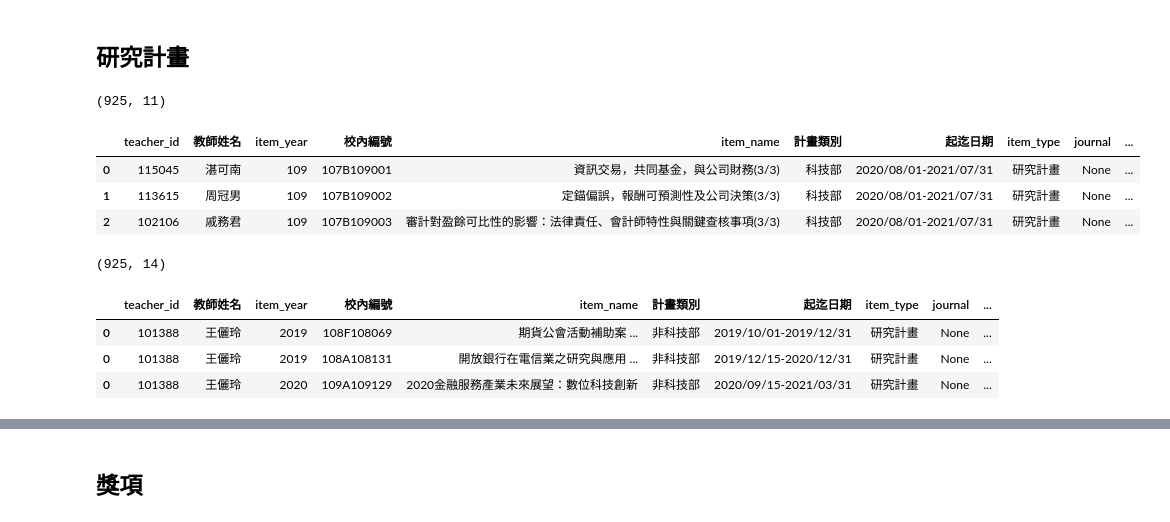
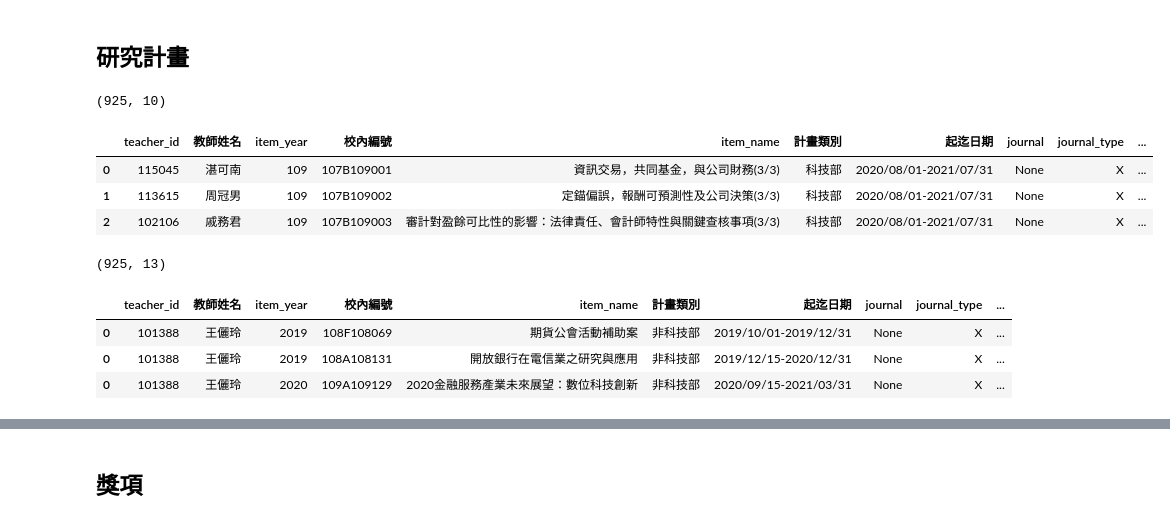
Before and after one commit to ZeoXer/dbms-final-project, a Jupyter notebook: backend/data/pre_processing.ipynb, the cells around one changed output, grey strips where cells are left out. Drawn from its saved outputs; the diff is of its cells as text; code cells hidden in the pictures.

```diff
--- a/backend/data/pre_processing.ipynb
+++ b/backend/data/pre_processing.ipynb
@@ -418,20 +441,21 @@ listdf.head(3)
 # %%
 # 新資料：研究計畫
 temp = pd.read_excel('raw_data/電算中心原始資料.xlsx', sheet_name='研究計畫(20190101~)')
 temp.rename(columns={'教師代號':'teacher_id','計畫名稱':'item_name','起始年度':'item_year'}, inplace=True)
-temp['item_type'] = '研究計畫'
+temp['teacher_id'] = temp['teacher_id'].astype(int)
+temp['item_name'] = temp['item_name'].apply(lambda x: x.rstrip())
 temp['journal'] = None
 temp['journal_type'] = 'X'
 temp['co_worker_out'] = None
 temp.drop(columns=['系所代碼','系所名稱','計畫職稱','核定年度','主持人代碼','主持人','委託單位'], inplace=True) # '起迄日期'
 print(temp.shape)
 temp.head(3)
 # %% [output]
-(925, 11)
+(925, 10)
-|  | teacher_id | 教師姓名 | item_year | 校內編號 | item_name | 計畫類別 | 起迄日期 | item_type | journal | ... |
-| 0 | 115045 | 湛可南 | 109 | 107B109001 | 資訊交易，共同基金，與公司財務(3/3) | 科技部 | 2020/08/01-2021/07/31 | 研究計畫 | None | ... |
-| 1 | 113615 | 周冠男 | 109 | 107B109002 | 定錨偏誤，報酬可預測性及公司決策(3/3) | 科技部 | 2020/08/01-2021/07/31 | 研究計畫 | None | ... |
-| 2 | 102106 | 戚務君 | 109 | 107B109003 | 審計對盈餘可比性的影響：法律責任、會計師特性與關鍵查核事項(3/3) | 科技部 | 2020/08/01-2021/07/31 | 研究計畫 | None | ... |
+|  | teacher_id | 教師姓名 | item_year | 校內編號 | item_name | 計畫類別 | 起迄日期 | journal | journal_type | ... |
+| 0 | 115045 | 湛可南 | 109 | 107B109001 | 資訊交易，共同基金，與公司財務(3/3) | 科技部 | 2020/08/01-2021/07/31 | None | X | ... |
+| 1 | 113615 | 周冠男 | 109 | 107B109002 | 定錨偏誤，報酬可預測性及公司決策(3/3) | 科技部 | 2020/08/01-2021/07/31 | None | X | ... |
+| 2 | 102106 | 戚務君 | 109 | 107B109003 | 審計對盈餘可比性的影響：法律責任、會計師特性與關鍵查核事項(3/3) | 科技部 | 2020/08/01-2021/07/31 | None | X | ... |
 # %%
 # 新資料：研究計畫-前處理
 
@@ -459,10 +483,10 @@ temp = temp.groupby(['teacher_id', 'item_year', 'item_name'], group_keys=False).
 print(temp.shape)
 temp.head(3)
 # %% [output]
-(925, 14)
+(925, 13)
-|  | teacher_id | 教師姓名 | item_year | 校內編號 | item_name | 計畫類別 | 起迄日期 | item_type | journal | ... |
-| 0 | 101388 | 王儷玲 | 2019 | 108F108069 | 期貨公會活動補助案 ... | 非科技部 | 2019/10/01-2019/12/31 | 研究計畫 | None | ... |
-| 0 | 101388 | 王儷玲 | 2019 | 108A108131 | 開放銀行在電信業之研究與應用 ... | 非科技部 | 2019/12/15-2020/12/31 | 研究計畫 | None | ... |
-| 0 | 101388 | 王儷玲 | 2020 | 109A109129 | 2020金融服務產業未來展望：數位科技創新 | 非科技部 | 2020/09/15-2021/03/31 | 研究計畫 | None | ... |
+|  | teacher_id | 教師姓名 | item_year | 校內編號 | item_name | 計畫類別 | 起迄日期 | journal | journal_type | ... |
+| 0 | 101388 | 王儷玲 | 2019 | 108F108069 | 期貨公會活動補助案 | 非科技部 | 2019/10/01-2019/12/31 | None | X | ... |
+| 0 | 101388 | 王儷玲 | 2019 | 108A108131 | 開放銀行在電信業之研究與應用 | 非科技部 | 2019/12/15-2020/12/31 | None | X | ... |
+| 0 | 101388 | 王儷玲 | 2020 | 109A109129 | 2020金融服務產業未來展望：數位科技創新 | 非科技部 | 2020/09/15-2021/03/31 | None | X | ... |
 # %%
 # 新資料：研究計畫-已有的item_name不再加入
```
Also changed, not shown: parts of 19 cells of this notebook, 3 other files.
